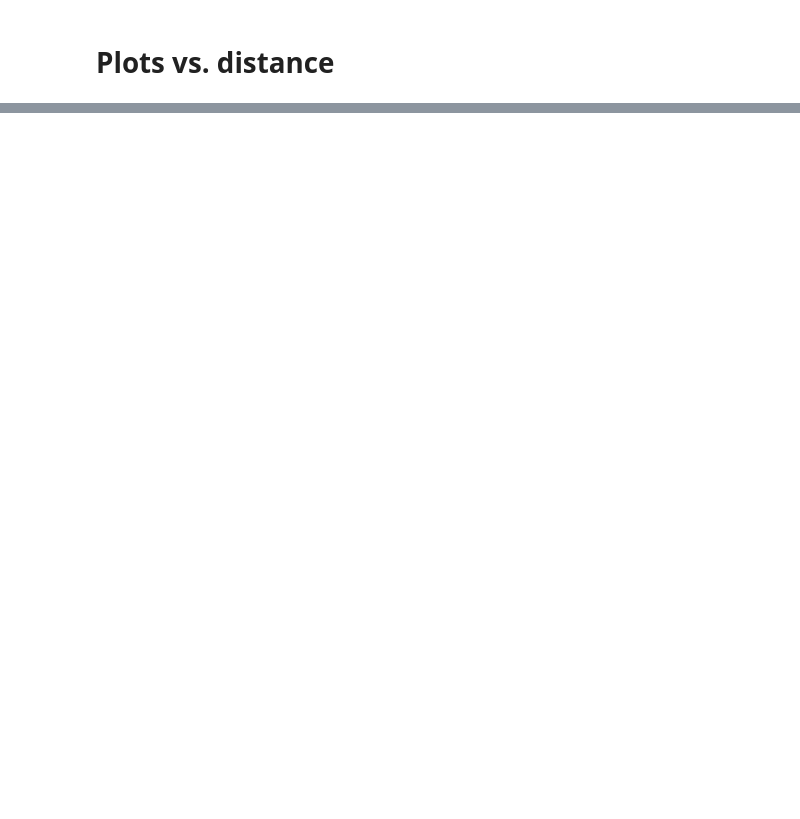
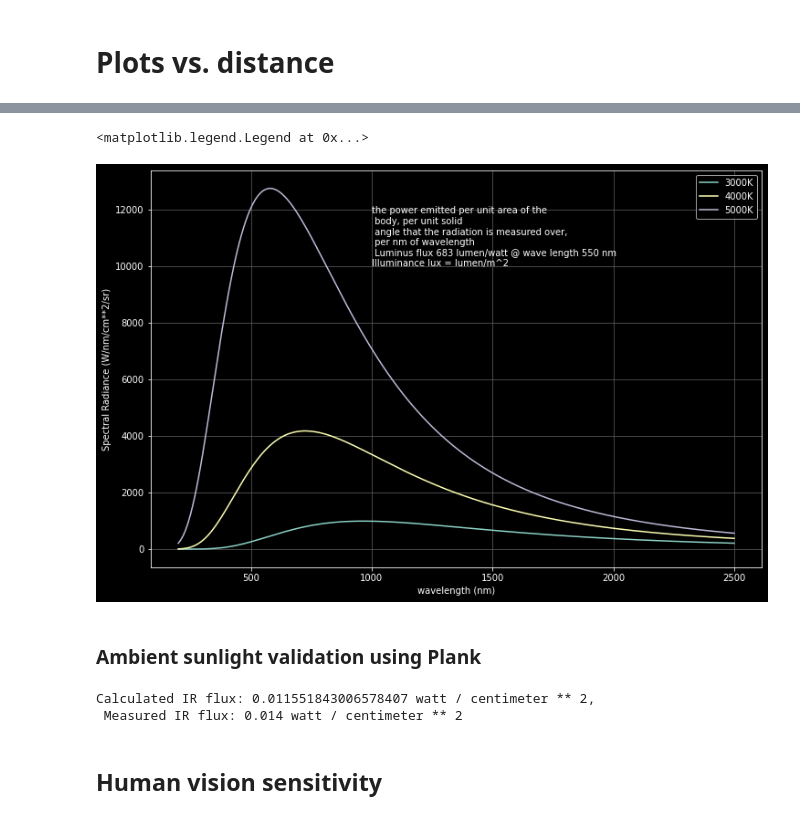
Before and after one commit to davidxcohen/imaging, a Jupyter notebook: func/Sand_Box.ipynb, the cells around one changed output, grey strips where cells are left out. Saved outputs shown, nothing was run; the diff lists cells and outputs as text; code cells hidden in the pictures; blank space fills up the shorter version.

```diff
--- a/func/Sand_Box.ipynb
+++ b/func/Sand_Box.ipynb
@@ -70,0 +204,21 @@ iplot({'data': data, 'layout': layout})
+# %%
+def PlankLawBlackBodyRad(T, wavelength):
+  # Calculates black body radiation according Plank Law. T is the black body
+  # temperatue in Kelvin.  Wavelength in Meter. B is the
+  # Radiance in [W/sr/m^3]. W is the Spectral radiance in [W/sr/m^2/nm],
+  # meaning, the power emitted per unit area of the body, per unit solid
+  # angle that the radiation is measured over, per nm of wavelength.
+  #
+  # By David Cohen 2009
+  # modified to function by DC 14-Jan-2015
+  # python - DC 28-Aug-2019
+
+  # Usage:
+  # nm      = 1e-9;
+  # wavelength  = 850*nm;
+  # T = 3200 [K]
+  # W       = PlankLawBlackBodyRad(T, wavelength)
+
+  B   = 2 * h * c**2 /  wavelength**5 /(np.exp(hc/(wavelength * k_b * T)) - 1) # [W/sr/m^3] Radiance
+  # http://en.wikipedia.org/wiki/Planck%27s_law
+  return B * 1e-9 # [W/sr/m^2/nm] Spectral Radiance
@@ -70,0 +244,43 @@ iplot({'data': data, 'layout': layout})
+# %%
+# Test Plank
+nm = 1e-9
+wl = np.linspace(200, 2500,231)*nm; # [m]
+T = np.array([3000, 4000, 5000]) #  [K]
+
+fig, ax = plt.subplots(figsize=(12,8))
+for ii in range(len(T)):
+  W = PlankLawBlackBodyRad(T[ii], wl) # [W/sr/m**2/nm] Spectral Radiance
+  ax.plot(wl/nm , W, label='%0.0fK'%(T[ii]))
+
+ax.grid(True, which="both", ls="-", color='0.35')
+ax.set_xlabel('wavelength (nm)')
+ax.set_ylabel('Spectral Radiance (W/nm/cm**2/sr)')
+ax.text(1000,10000,'the power emitted per unit area of the \n body, per unit solid \n angle that the radiation is measured over,\n per nm of wavelength\n Luminus flux 683 lumen/watt @ wave length 550 nm \nIlluminance lux = lumen/m^2')
+ax.legend()
+# %% [output]
+<matplotlib.legend.Legend at 0x...>
+[figure, added]
+# %% [markdown]
+### Ambient sunlight validation using Plank
+# %%
+#@title IR in daylight - Validation
+# !pip install pint
+import pint
+u = pint.UnitRegistry(system='mks')
+if True:
+  AmbientLight = 76000*u.lux
+  PowerMeter = 14e-3*u.watt/u.centimeter**2
+  scene_temp_K = 5000
+  bandpass = 200e-9 *u.meter # Hoya R72 Infrared filter
+  efficacy = 683*u.lumen/u.watt #550nm
+  flux_vis = AmbientLight / (0.5 * efficacy) # The 0.5 factor reflects the form factor of the spectral
+                                             # distribution of the photopic vision relative
+                                             # to the wavelength of 550 nm
+  flux_ir = flux_vis * PlankLawBlackBodyRad(scene_temp_K, 820e-9) / PlankLawBlackBodyRad(scene_temp_K, 555e-9) * (bandpass / (700e-9*u.meter - 400e-9*u.meter))
+  flux_vis.to(u.watt/u.meter**2), flux_vis.to(u.watt/u.centimeter**2), flux_ir.to(u.watt/u.meter**2), flux_ir.to(u.watt/u.centimeter**2)
+  print('Calculated IR flux: %s, \n Measured IR flux: %s'%(flux_ir.to(u.watt/u.centimeter**2), PowerMeter.to(u.watt/u.centimeter**2)))
+# %% [output]
+Calculated IR flux: 0.011551843006578407 watt / centimeter ** 2,
+ Measured IR flux: 0.014 watt / centimeter ** 2
+# %% [markdown]
+## Human vision sensitivity
```
Also changed, not shown: parts of 23 cells of this notebook, 3 other files.
